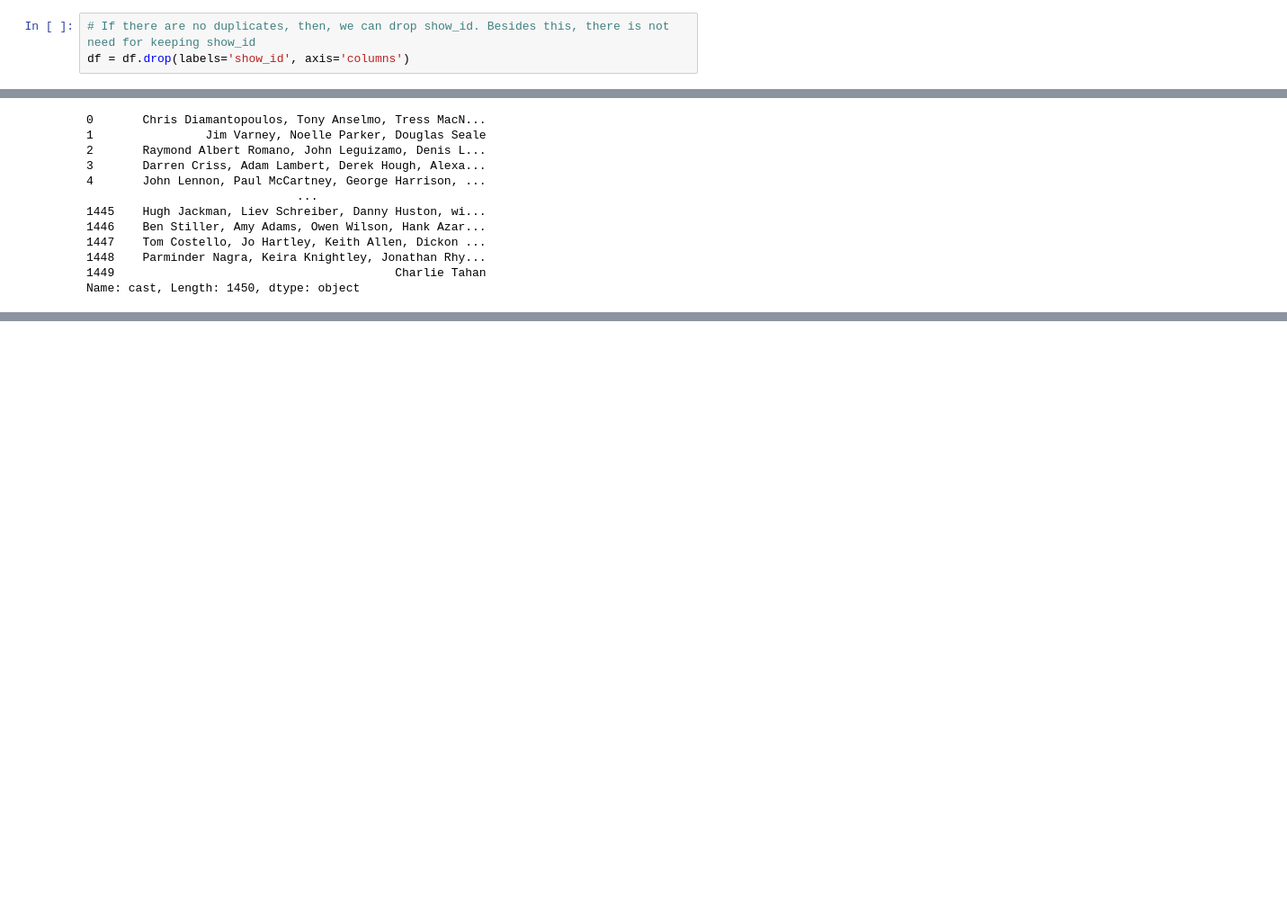
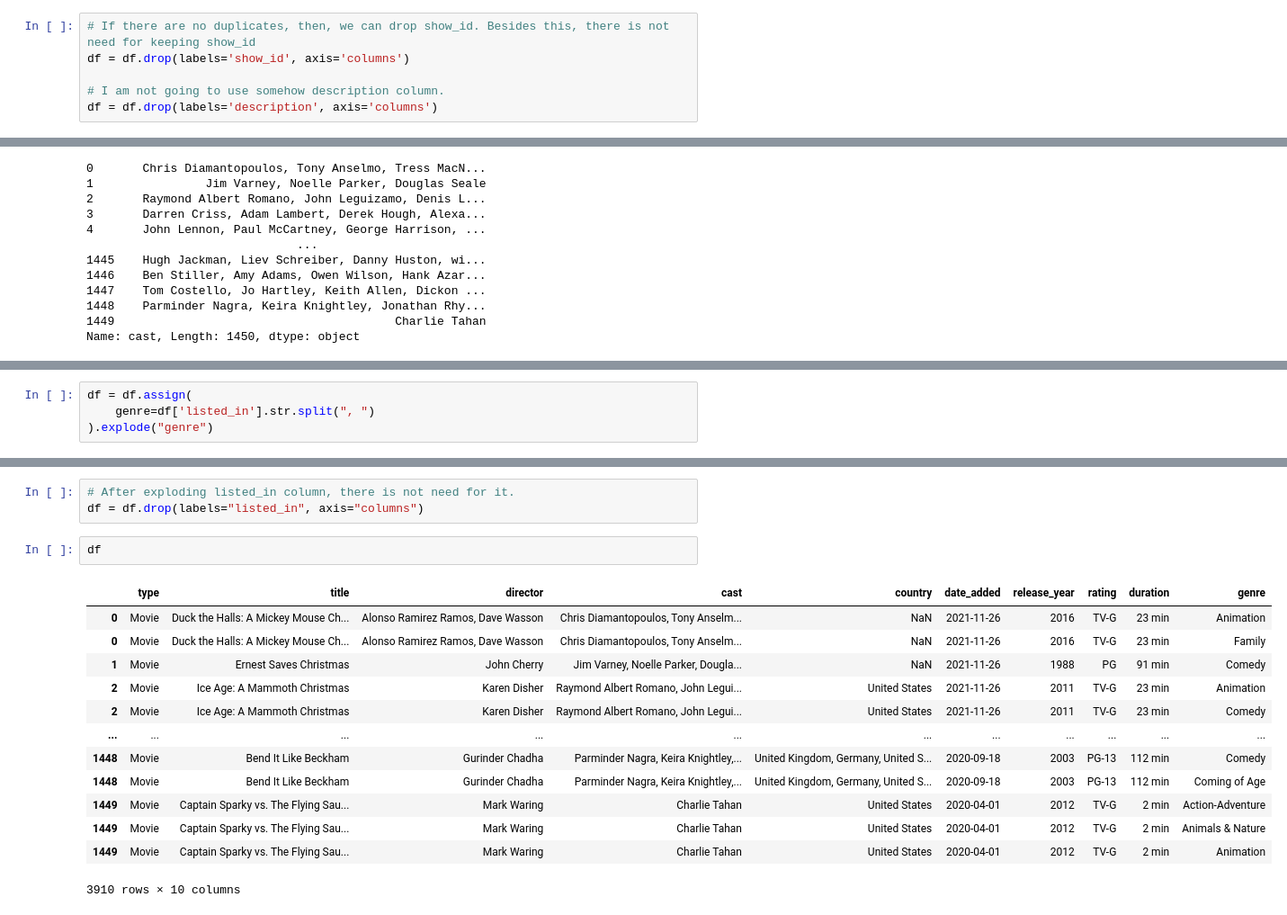
Before and after one commit to smartestnerdfromtown/Disney-Movies-and-TV-Shows, a Jupyter notebook: analysis.ipynb, the cells around one changed output, grey strips where cells are left out. Shown at 90% size. Saved outputs shown, nothing was run; the diff lists cells and outputs as text; blank space fills up the shorter version.

```diff
--- a/analysis.ipynb
+++ b/analysis.ipynb
@@ -53,6 +55,9 @@ No duplicates was found. Nice
 # %%
 # If there are no duplicates, then, we can drop show_id. Besides this, there is not need for keeping show_id
 df = df.drop(labels='show_id', axis='columns')
+
+# I am not going to use somehow description column.
+df = df.drop(labels='description', axis='columns')
 # %% [markdown]
 #### Fixing Data Types
 # %%
@@ -139,0 +172,4 @@ Name: cast, Length: 1450, dtype: object
+# %%
+df = df.assign(
+    genre=df['listed_in'].str.split(", ")
+).explode("genre")
@@ -139,0 +192,19 @@ Name: cast, Length: 1450, dtype: object
+# %%
+# After exploding listed_in column, there is not need for it.
+df = df.drop(labels="listed_in", axis="columns")
+# %%
+df
+# %% [output]
+|  | type | title | director | cast | country | date_added | release_year | rating | duration | genre |
+| 0 | Movie | Duck the Halls: A Mickey Mouse Ch... | Alonso Ramirez Ramos, Dave Wasson | Chris Diamantopoulos, Tony Anselm... | NaN | 2021-11-26 | 2016 | TV-G | 23 min | Animation |
+| 0 | Movie | Duck the Halls: A Mickey Mouse Ch... | Alonso Ramirez Ramos, Dave Wasson | Chris Diamantopoulos, Tony Anselm... | NaN | 2021-11-26 | 2016 | TV-G | 23 min | Family |
+| 1 | Movie | Ernest Saves Christmas | John Cherry | Jim Varney, Noelle Parker, Dougla... | NaN | 2021-11-26 | 1988 | PG | 91 min | Comedy |
+| 2 | Movie | Ice Age: A Mammoth Christmas | Karen Disher | Raymond Albert Romano, John Legui... | United States | 2021-11-26 | 2011 | TV-G | 23 min | Animation |
+| 2 | Movie | Ice Age: A Mammoth Christmas | Karen Disher | Raymond Albert Romano, John Legui... | United States | 2021-11-26 | 2011 | TV-G | 23 min | Comedy |
+| ... | ... | ... | ... | ... | ... | ... | ... | ... | ... | ... |
+| 1448 | Movie | Bend It Like Beckham | Gurinder Chadha | Parminder Nagra, Keira Knightley,... | United Kingdom, Germany, United S... | 2020-09-18 | 2003 | PG-13 | 112 min | Comedy |
+| 1448 | Movie | Bend It Like Beckham | Gurinder Chadha | Parminder Nagra, Keira Knightley,... | United Kingdom, Germany, United S... | 2020-09-18 | 2003 | PG-13 | 112 min | Coming of Age |
+| 1449 | Movie | Captain Sparky vs. The Flying Sau... | Mark Waring | Charlie Tahan | United States | 2020-04-01 | 2012 | TV-G | 2 min | Action-Adventure |
+| 1449 | Movie | Captain Sparky vs. The Flying Sau... | Mark Waring | Charlie Tahan | United States | 2020-04-01 | 2012 | TV-G | 2 min | Animals & Nature |
+| 1449 | Movie | Captain Sparky vs. The Flying Sau... | Mark Waring | Charlie Tahan | United States | 2020-04-01 | 2012 | TV-G | 2 min | Animation |
+3910 rows × 10 columns
```
Also changed, not shown: parts of 15 cells of this notebook.
